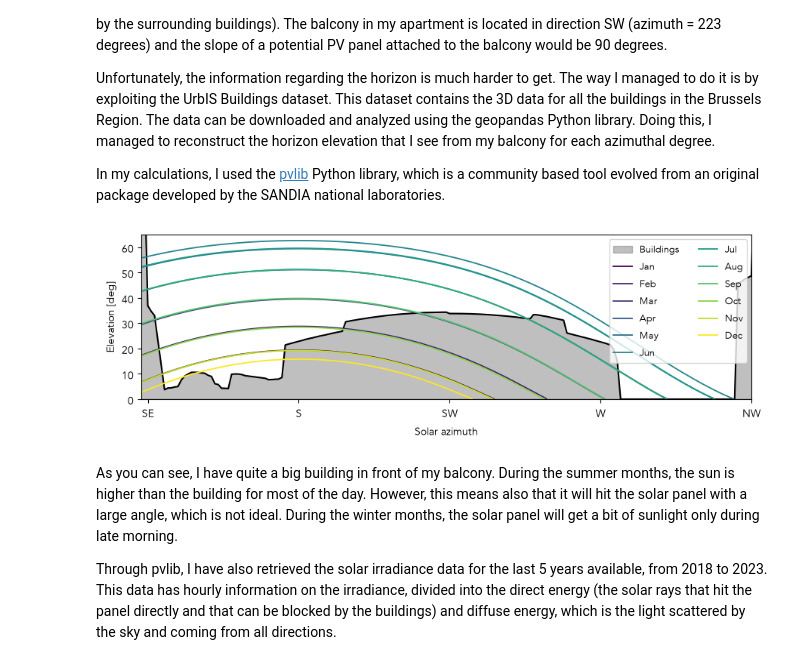
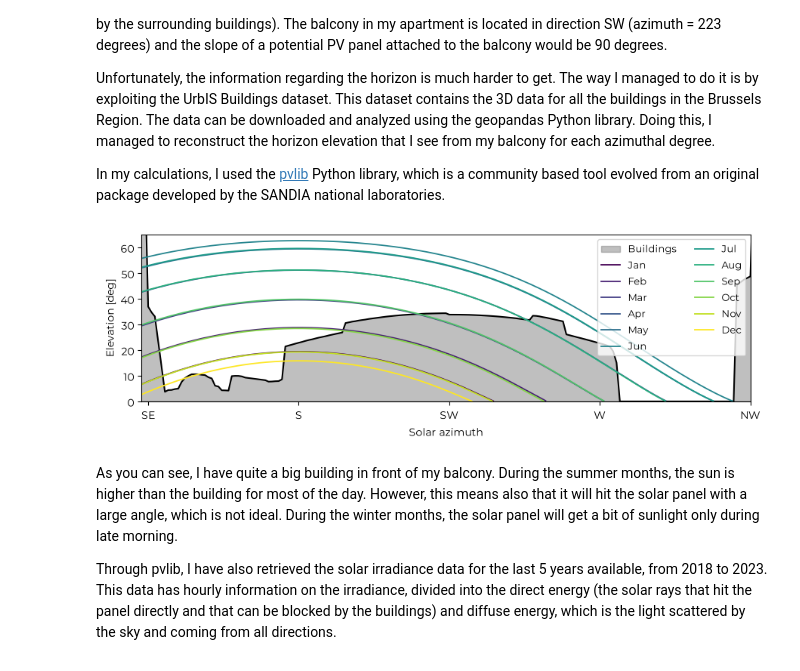
Before and after one commit to albertoprocacci/ders-in-brussels, a Jupyter notebook: book/01_balcony-pv-production.ipynb, the cells around one changed output. Drawn from its saved outputs; the diff is of its cells as text; code cells hidden in the pictures.

```diff
--- a/book/01_balcony-pv-production.ipynb
+++ b/book/01_balcony-pv-production.ipynb
@@ -23,10 +23,16 @@ Unfortunately, the information regarding the horizon is much harder to get. The
 
 In my calculations, I used the [pvlib](https://pvlib-python.readthedocs.io/en/stable/) Python library, which is a community based tool evolved from an original package developed by the SANDIA national laboratories.
 # %%
+from pathlib import Path
 import pvlib
 import pandas as pd
 import matplotlib.pyplot as plt
-plt.rcParams["font.family"] = "Avenir"
+from matplotlib import font_manager as fm
+
+for f in Path("fonts").glob("*.ttf"):   # path relative to the notebook
+    fm.fontManager.addfont(str(f))
+
+plt.rcParams["font.family"] = "Montserrat"
 
 # read the horizon data
 hz = pd.read_csv("../data/horizon_balcony.csv")
@@ -63,34 +69,34 @@ for date in dates:
 
     # keep Sun above astronomical horizon
     solar_position = solar_position[solar_position["apparent_elevation"] > 0]
     solar_paths[date.strftime("%b")] = solar_position
 
 
 fig, ax = plt.subplots(figsize=(9, 3))
 az_horizon = hz["azimuth"].values
 el_horizon = hz["horizon_height"].values
 
 ax.fill_between(az_horizon, 0, el_horizon, color="gray", alpha=0.5, label="Buildings")
 ax.plot(az_horizon, el_horizon, color="black", linewidth=1.5)
 
 cmap = plt.cm.viridis
 for i, (month, sun) in enumerate(solar_paths.items()):
     # keep Sun within the visible range
     mask = ((sun["azimuth"] >= 0) &(sun["azimuth"] <= 360))
     ax.plot(sun.loc[mask, "azimuth"], sun.loc[mask, "apparent_elevation"], color=cmap(i / 11), linewidth=1.3, label=month)
 
 ax.set_xlim(azimuth-90, azimuth+90)
 ax.set_ylim(0, 65)
 
 ax.set_xticks([135, 180, 225, 270, 315], ["SE", "S", "SW", "W", "NW"])
 ax.set_xlabel("Solar azimuth")
 ax.set_ylabel("Elevation [deg]")
 ax.legend(ncol=2, loc="upper right", fontsize=9)
 
 plt.tight_layout()
 plt.show()
 # %% [output]
-[figure, old version]
+[figure, new version]
 # %% [markdown]
 As you can see, I have quite a big building in front of my balcony. During the summer months, the sun is higher than the building for most of the day. However, this means also that it will hit the solar panel with a large angle, which is not ideal. During the winter months, the solar panel will get a bit of sunlight only during late morning.
 
```
Also changed, not shown: parts of 4 cells of this notebook, 9 other files.
